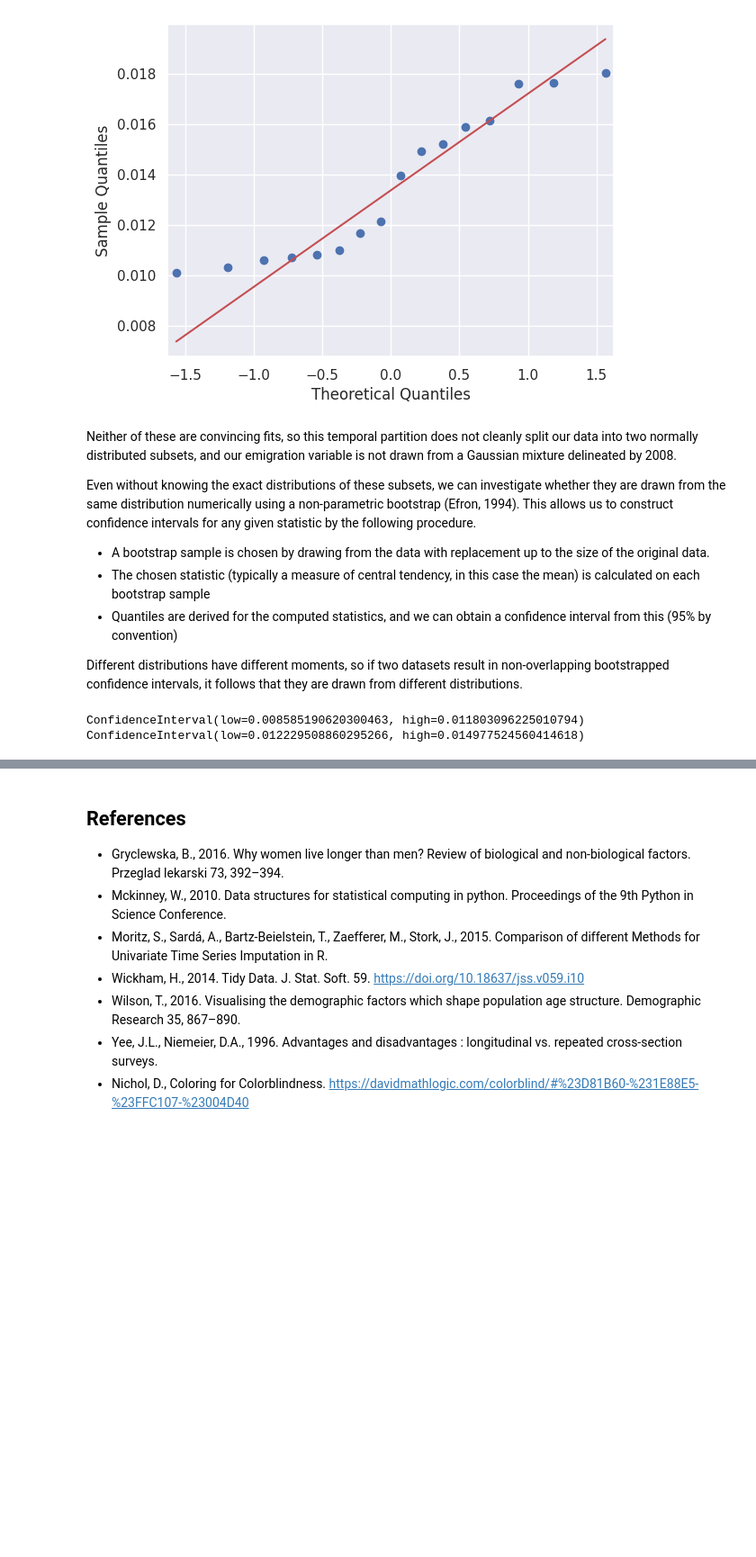
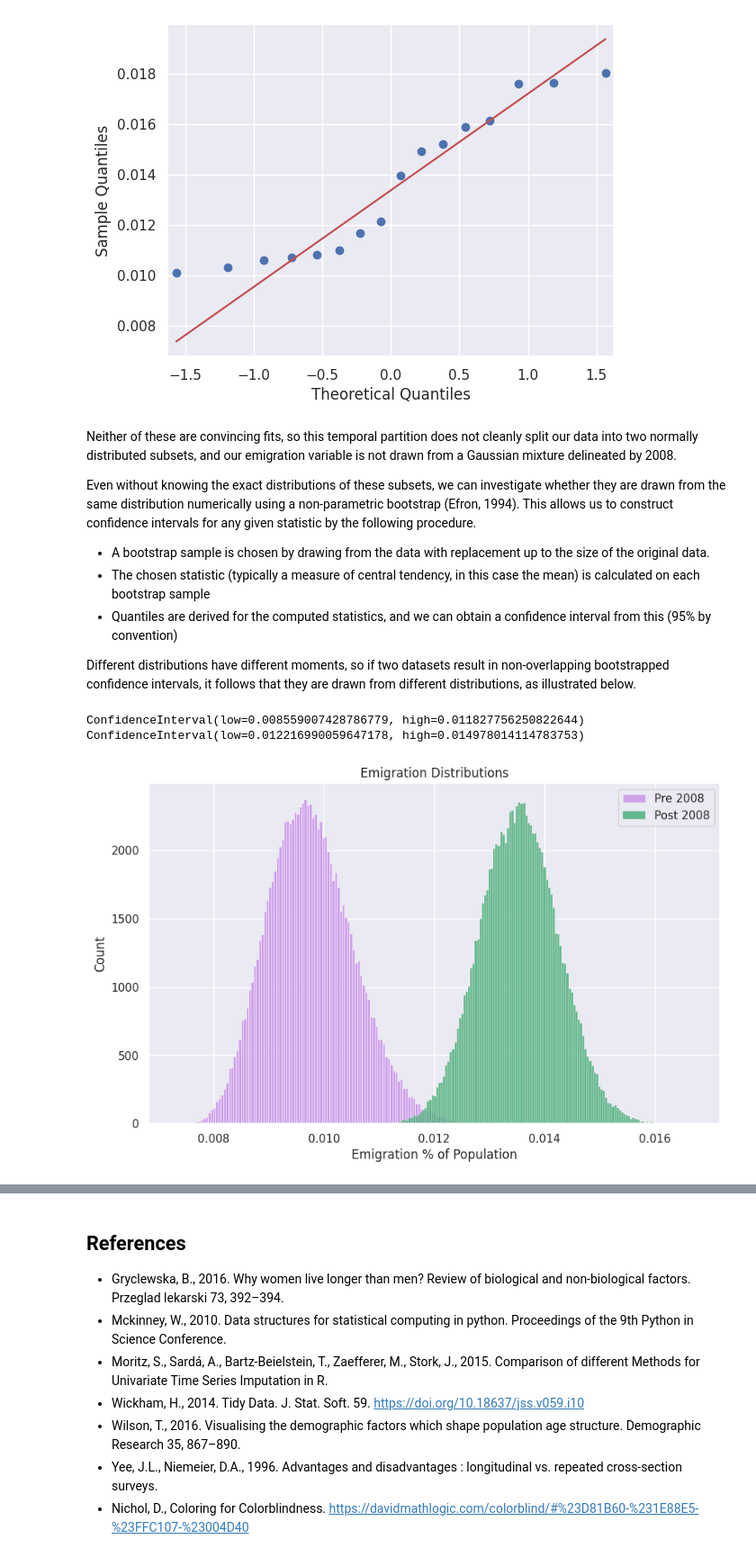
Before and after one commit to step-hen-burke/ca1, a Jupyter notebook: 00_initial_exploration.ipynb, the cells around one changed output, grey strips where cells are left out. Shown at 90% size. Drawn from its saved outputs; the diff is of its cells as text; code cells hidden in the pictures; blank space fills up the shorter version.

```diff
--- a/00_initial_exploration.ipynb
+++ b/00_initial_exploration.ipynb
@@ -894,15 +902,25 @@ Even without knowing the exact distributions of these subsets, we can investigat
 - The chosen statistic (typically a measure of central tendency, in this case the mean) is calculated on each bootstrap sample
 - Quantiles are derived for the computed statistics, and we can obtain a confidence interval from this (95% by convention)
 
-Different distributions have different moments, so if two datasets result in non-overlapping bootstrapped confidence intervals, it follows that they are drawn from different distributions.
+Different distributions have different moments, so if two datasets result in non-overlapping bootstrapped confidence intervals, it follows that they are drawn from different distributions, as illustrated below.
 # %%
-pre_boot = bootstrap((pre_08.values,), np.mean, confidence_level=0.95, n_resamples=10000, random_state=495)
-post_boot = bootstrap((post_08.values,), np.mean, confidence_level=0.95, n_resamples=10000, random_state=495)
+bootstrap_samples = 100000
+pre_boot = bootstrap((pre_08.values,), np.mean, confidence_level=0.95, n_resamples=bootstrap_samples , random_state=495)
+post_boot = bootstrap((post_08.values,), np.mean, confidence_level=0.95, n_resamples=bootstrap_samples , random_state=495)
 
 print(pre_boot.confidence_interval)
 print(post_boot.confidence_interval)
 # %% [output]
-ConfidenceInterval(low=0.008585190620300463, high=0.011803096225010794)
-ConfidenceInterval(low=0.012229508860295266, high=0.014977524560414618)
+ConfidenceInterval(low=0.008559007428786779, high=0.011827756250822644)
+ConfidenceInterval(low=0.012216990059647178, high=0.014978014114783753)
+# %%
+plt.figure(figsize=(10,6))
+p = sns.histplot(pre_boot.bootstrap_distribution,  color='#C589E8', label='Pre 2008')
+sns.histplot(post_boot.bootstrap_distribution, color='#37a56a', label='Post 2008')
+p.set_title(f"Emigration Distributions")
+p.set_xlabel('Emigration % of Population')
+p.legend();
+# %% [output]
+[figure, added]
 # %% [markdown]
 We can see that the 95% confidence intervals for the means of the pre and post 2008 distributions do not overlap, so we can reject the hypothesis that the data were drawn from the same distribution, and conclude that the mean emigration rate was significantly greater post-2008.
```
Also changed, not shown: parts of 13 cells of this notebook.
